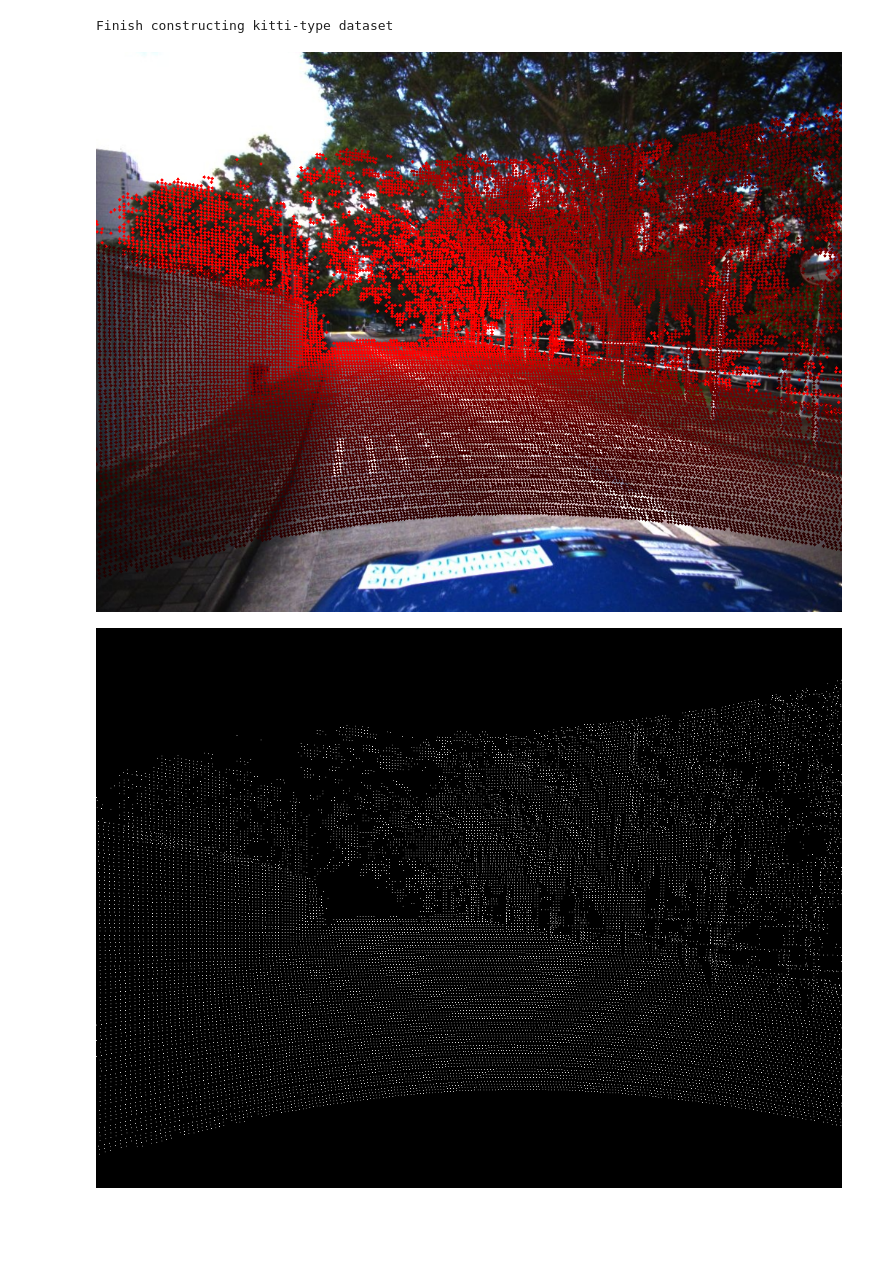
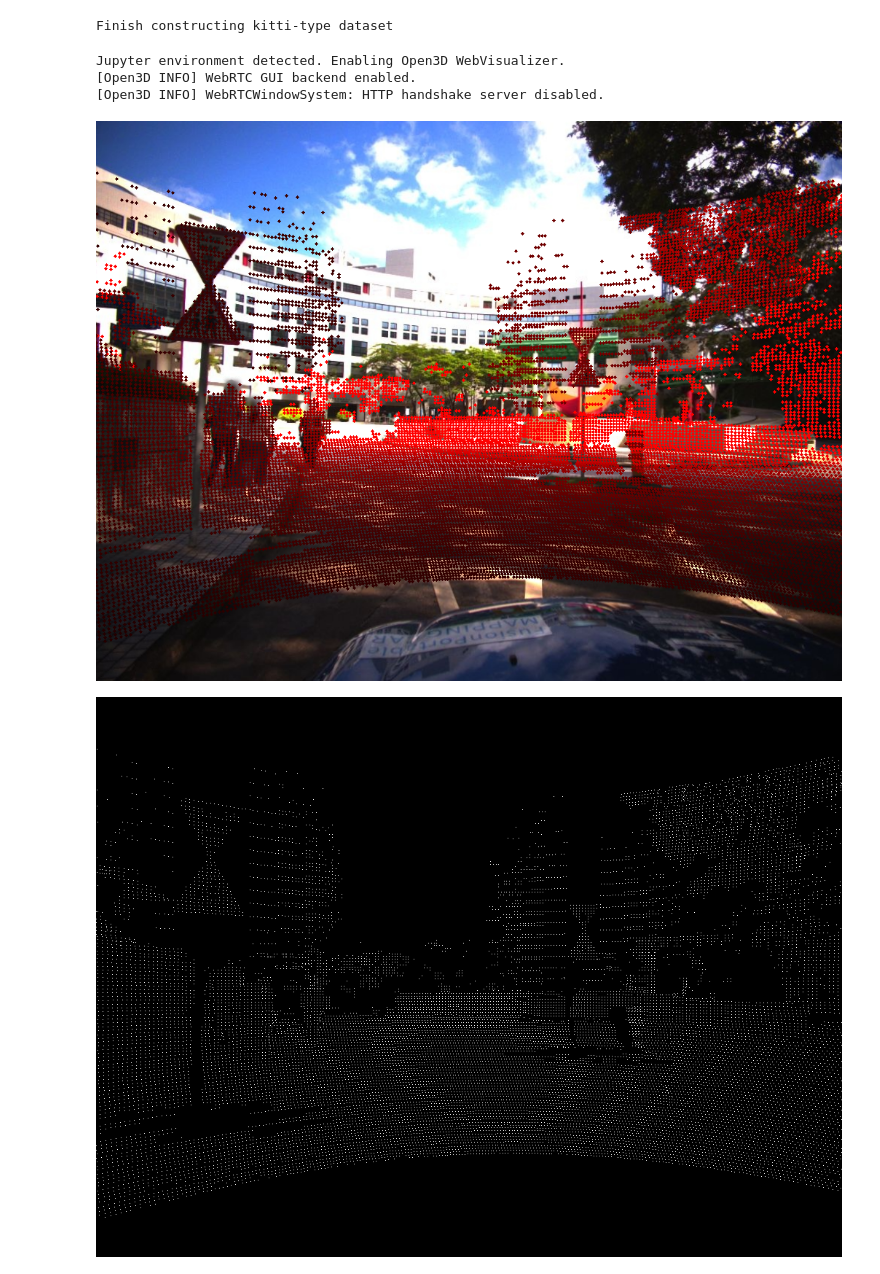
Before and after one commit to fusionportable/fusionportable_dataset_tools, a Jupyter notebook: write_data_to_kitti.ipynb, the cells around one changed output. Cells and saved outputs as stored; diff of their text form; code cells hidden in the pictures; blank space fills up the shorter version.

```diff
--- a/write_data_to_kitti.ipynb
+++ b/write_data_to_kitti.ipynb
@@ -251,7 +252,7 @@ import open3d
 from PIL import Image
 from IPython.display import display
 
-frame_id = 5000
+frame_id = 500
 
 ##### Load point cloud and image
 pcd_path = os.path.join(kitti_path, 'ouster00_undistort/points/data', '{:06d}.pcd'.format(frame_id))
@@ -262,32 +263,35 @@ if platform == 'vehicle':
   img_path = os.path.join(kitti_path, 'vehicle_frame_cam00', 'image/data', '{:06d}.png'.format(frame_id)) # images are already undistorted, but not rectified
   img = cv2.imread(img_path)
   camera = int_ext_loader.sensor_collection['vehicle_frame_left_camera']
 else:
   img_path = os.path.join(kitti_path, 'frame_cam00', 'image/data', '{:06d}.png'.format(frame_id)) # images are already undistorted, but not rectified
   img = cv2.imread(img_path)
   camera = int_ext_loader.sensor_collection['frame_left_camera']
 
 ##### Load extrinsics from the tf_graph
 T_cam_lidar = int_ext_loader.tf_graph.get_relative_transform(camera.frame_id, 'ouster00')
 xyz_points_cam = np.matmul(T_cam_lidar[:3, :3], xyz_points.T).T + T_cam_lidar[:3, 3].T
 
 ##### Project point cloud onto the camera frame
 for p_C in xyz_points_cam:
   flag, u_C = camera.project(p_C)
   if flag:
     color = (0, 0, int(min(p_C[2] / 20.0, 1.0) * 255))
     cv2.circle(img, (int(u_C[0]), int(u_C[1])), radius=2, color=color, thickness=-1)
 img_pillow = Image.fromarray(cv2.cvtColor(img, cv2.COLOR_BGR2RGB))
 display(img_pillow)
 
 ##### Project point cloud onto the depth camera frame
 depth_img = np.zeros((camera.height, camera.width), dtype=np.uint32)
 for p_C in xyz_points_cam:
   flag, u_C = camera.project(p_C)
   if flag:
     depth_img[int(u_C[1])][int(u_C[0])] = np.uint32(p_C[2] * 1000)
 img_pillow = Image.fromarray(depth_img)
 display(img_pillow)
 # %% [output]
+Jupyter environment detected. Enabling Open3D WebVisualizer.
+[Open3D INFO] WebRTC GUI backend enabled.
+[Open3D INFO] WebRTCWindowSystem: HTTP handshake server disabled.
-[figure, old version]
+[figure, new version]
-[figure, old version]
+[figure, new version]
```
Also changed, not shown: parts of 3 cells of this notebook.
